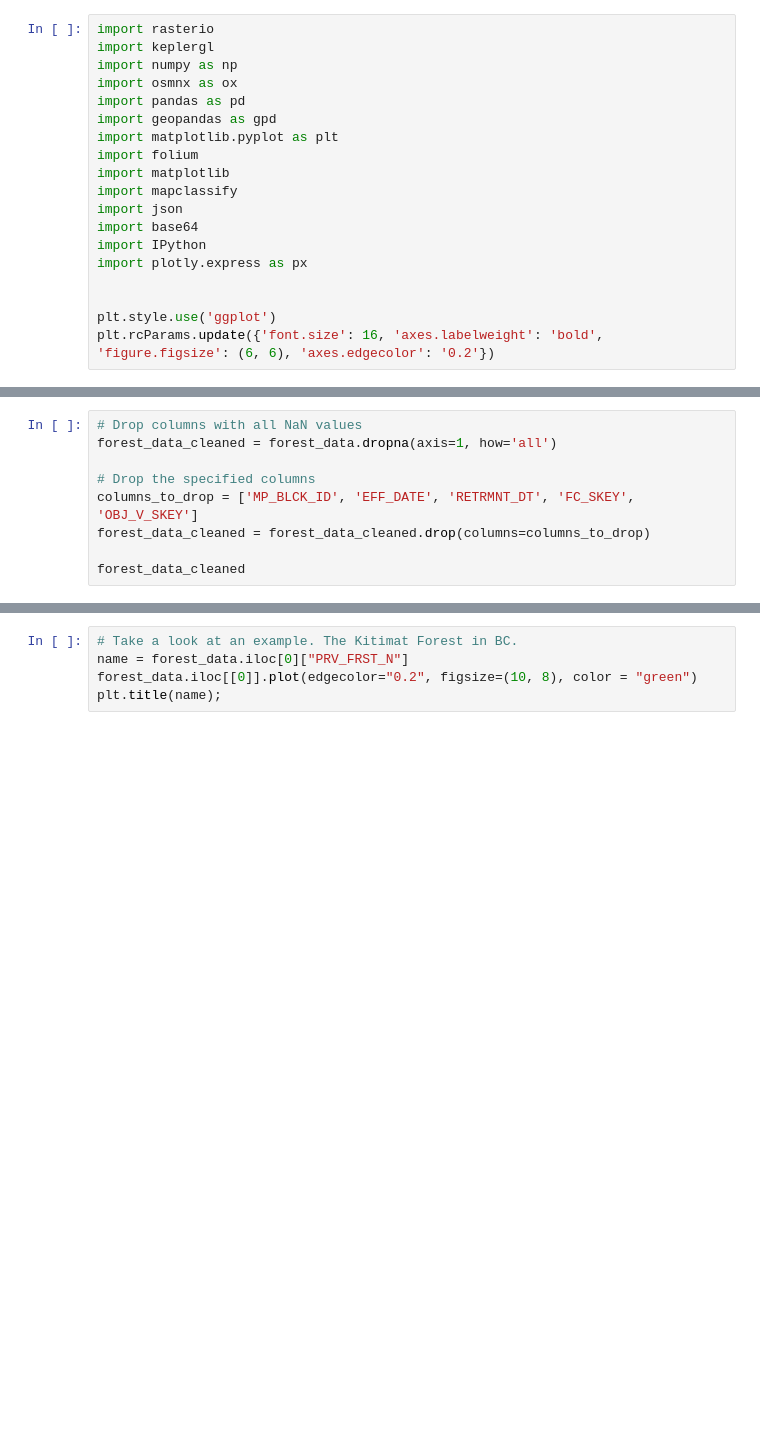
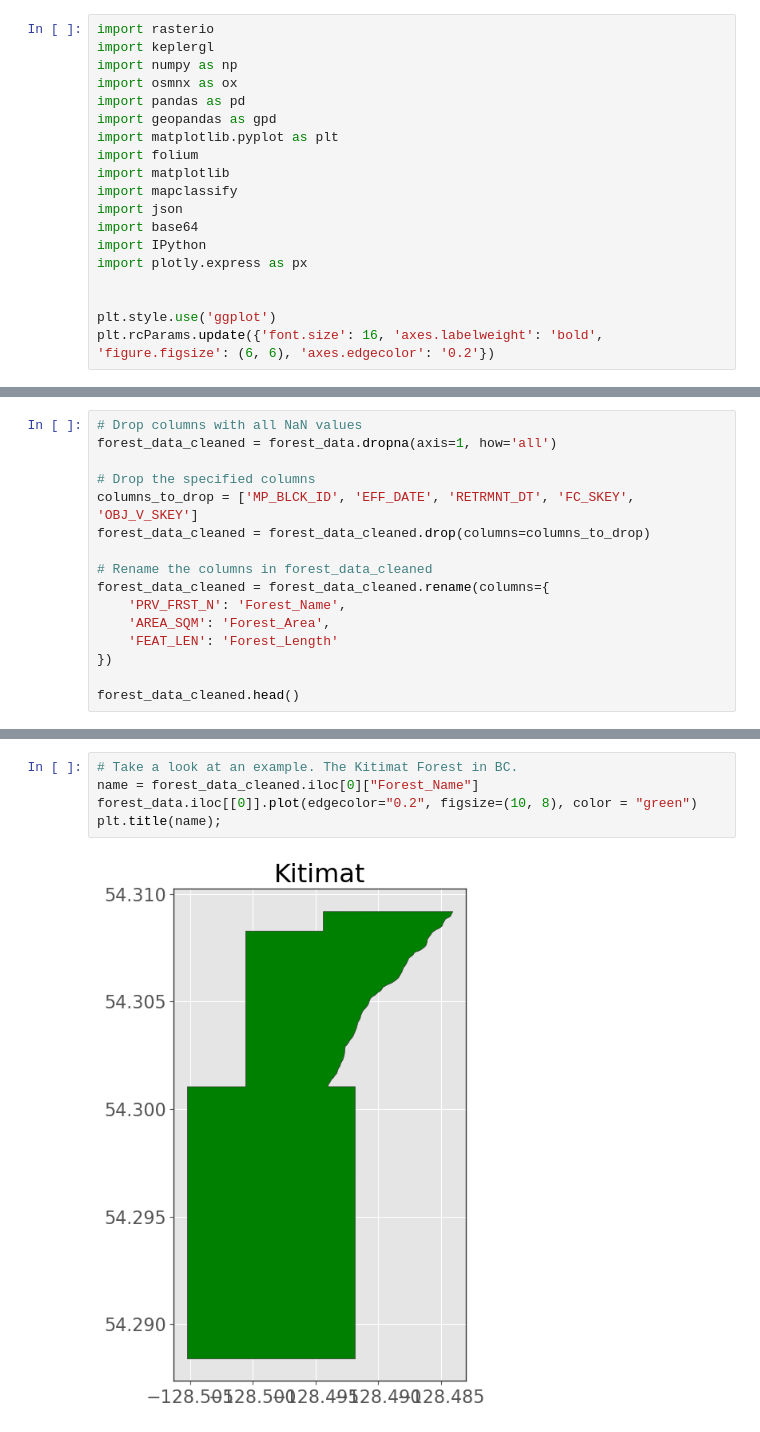
Before and after one commit to hcwang24/BC_Forest_WildFire_Dashboard, a Jupyter notebook: gis_project.ipynb, the cells around one changed output, grey strips where cells are left out. Drawn from its saved outputs; the diff is of its cells as text; blank space fills up the shorter version.

Commit message:
Notebook cleaned part 1

```diff
--- a/gis_project.ipynb
+++ b/gis_project.ipynb
@@ -35,4 +64,11 @@ forest_data_cleaned = forest_data.dropna(axis=1, how='all')
 columns_to_drop = ['MP_BLCK_ID', 'EFF_DATE', 'RETRMNT_DT', 'FC_SKEY', 'OBJ_V_SKEY']
 forest_data_cleaned = forest_data_cleaned.drop(columns=columns_to_drop)
 
-forest_data_cleaned
+# Rename the columns in forest_data_cleaned
+forest_data_cleaned = forest_data_cleaned.rename(columns={
+    'PRV_FRST_N': 'Forest_Name',
+    'AREA_SQM': 'Forest_Area',
+    'FEAT_LEN': 'Forest_Length'
+})
+
+forest_data_cleaned.head()
@@ -41,6 +99,8 @@ forest_data_cleaned.info()
 # %%
 # Take a look at an example. The Kitimat Forest in BC.
-name = forest_data.iloc[0]["PRV_FRST_N"]
+name = forest_data_cleaned.iloc[0]["Forest_Name"]
 forest_data.iloc[[0]].plot(edgecolor="0.2", figsize=(10, 8), color = "green")
 plt.title(name);
+# %% [output]
+[figure, added]
 # %% [markdown]
```
Also changed, not shown: parts of 32 cells of this notebook.
